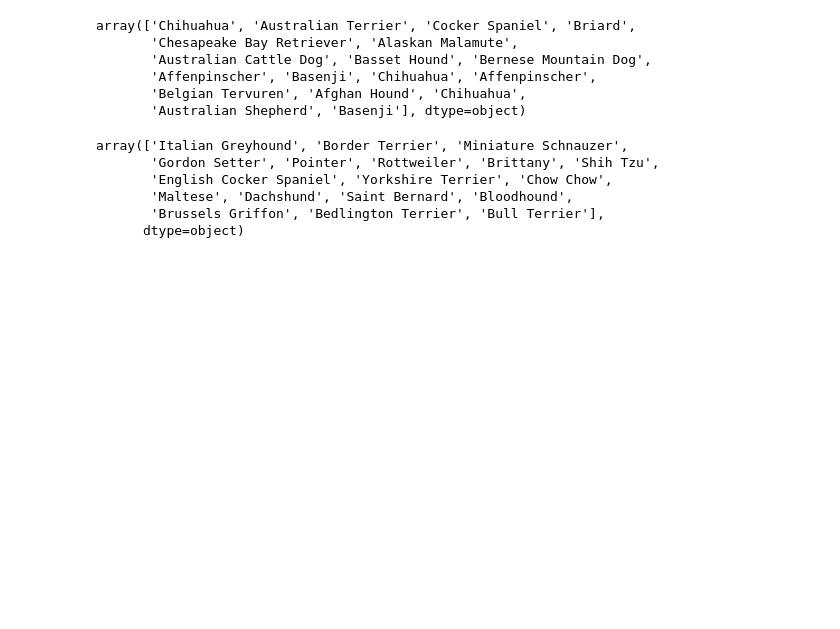
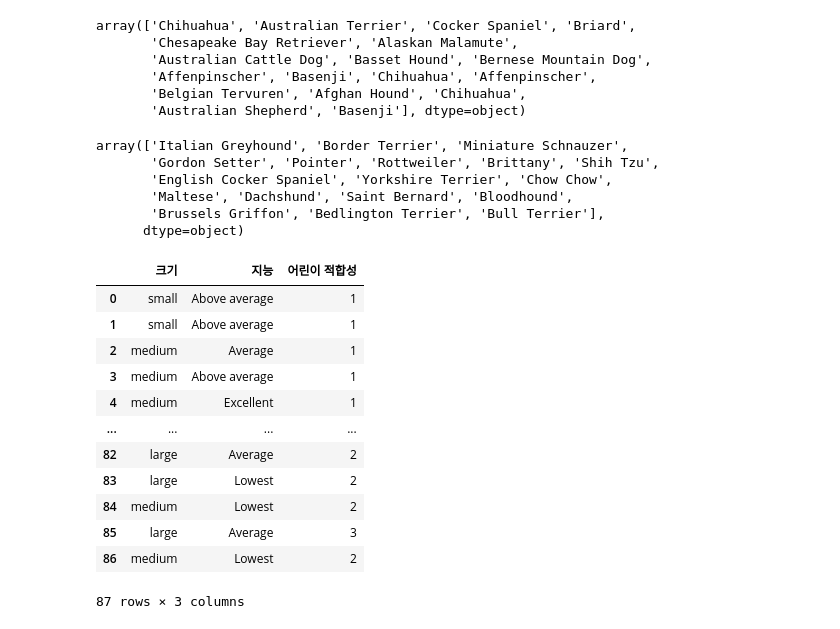
Before and after one commit to junnnnghee/dog-breed-app, a Jupyter notebook: test.ipynb, the cells around one changed output. Drawn from its saved outputs; the diff is of its cells as text; code cells hidden in the pictures; blank space fills up the shorter version.

```diff
--- a/test.ipynb
+++ b/test.ipynb
@@ -255,3 +255,19 @@ array(['Italian Greyhound', 'Border Terrier', 'Miniature Schnauzer',
        'Maltese', 'Dachshund', 'Saint Bernard', 'Bloodhound',
        'Brussels Griffon', 'Bedlington Terrier', 'Bull Terrier'],
       dtype=object)
+# %%
+df.loc[:, ['크기', '지능', '어린이 적합성'] ]
+# %% [output]
+|  | 크기 | 지능 | 어린이 적합성 |
+| 0 | small | Above average | 1 |
+| 1 | small | Above average | 1 |
+| 2 | medium | Average | 1 |
+| 3 | medium | Above average | 1 |
+| 4 | medium | Excellent | 1 |
+| ... | ... | ... | ... |
+| 82 | large | Average | 2 |
+| 83 | large | Lowest | 2 |
+| 84 | medium | Lowest | 2 |
+| 85 | large | Average | 3 |
+| 86 | medium | Lowest | 2 |
+87 rows × 3 columns
```
Also changed, not shown: parts of 2 cells of this notebook, 2 other files.
